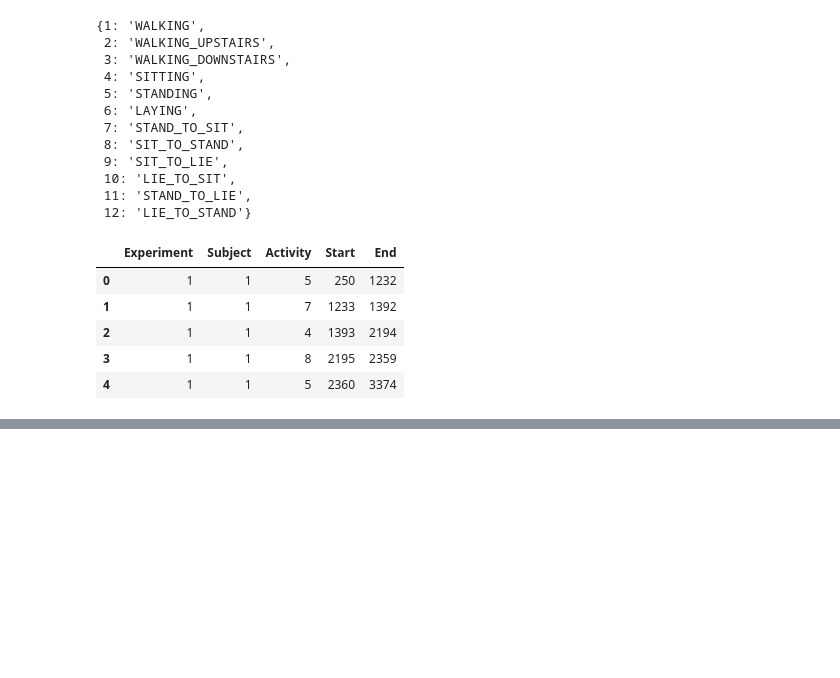
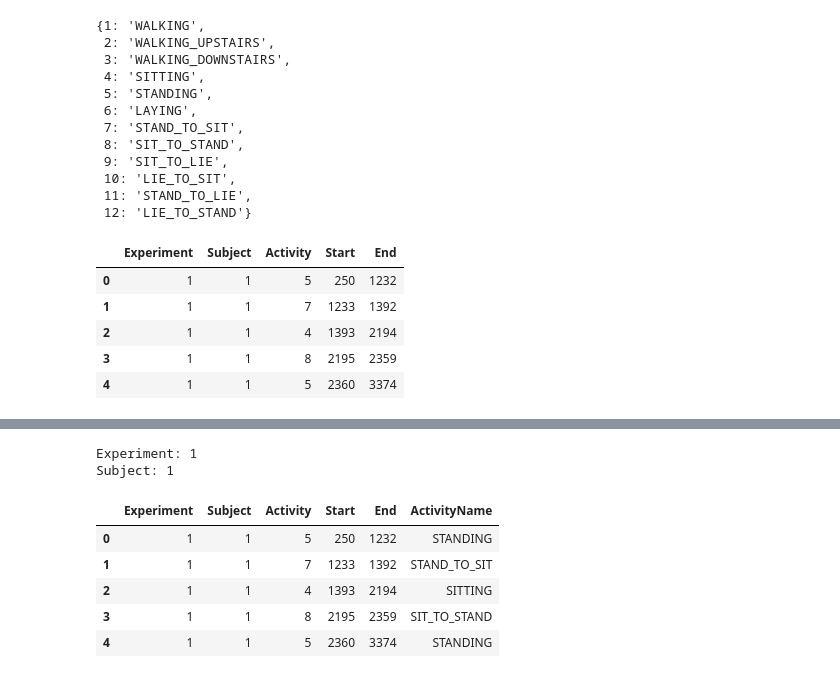
Before and after one commit to RajarshiRay25/Decision-Support-Ex3, a Jupyter notebook: EX3.ipynb, the cells around one changed output, grey strips where cells are left out. Saved outputs shown, nothing was run; the diff lists cells and outputs as text; code cells hidden in the pictures; blank space fills up the shorter version.

```diff
--- a/EX3.ipynb
+++ b/EX3.ipynb
@@ -65,0 +127,34 @@ labels_df.head()
+# %%
+
+# Extract experiment and subject IDs from the filename
+def get_file_ids(file_path):
+
+    match = re.search(r"acc_exp(\d+)_user(\d+)", file_path)
+
+    experiment_id = int(match.group(1))
+    subject_id = int(match.group(2))
+
+    return experiment_id, subject_id
+
+
+experiment_id, subject_id = get_file_ids(example_file)
+
+print("Experiment:", experiment_id)
+print("Subject:", subject_id)
+
+# Select labels corresponding to this file
+example_labels = labels_df[
+    (labels_df["Experiment"] == experiment_id) &
+    (labels_df["Subject"] == subject_id)
+]
+
+display(example_labels.head())
+# %% [output]
+Experiment: 1
+Subject: 1
+|  | Experiment | Subject | Activity | Start | End | ActivityName |
+| 0 | 1 | 1 | 5 | 250 | 1232 | STANDING |
+| 1 | 1 | 1 | 7 | 1233 | 1392 | STAND_TO_SIT |
+| 2 | 1 | 1 | 4 | 1393 | 2194 | SITTING |
+| 3 | 1 | 1 | 8 | 2195 | 2359 | SIT_TO_STAND |
+| 4 | 1 | 1 | 5 | 2360 | 3374 | STANDING |
```
Also changed, not shown: parts of 5 cells of this notebook.
